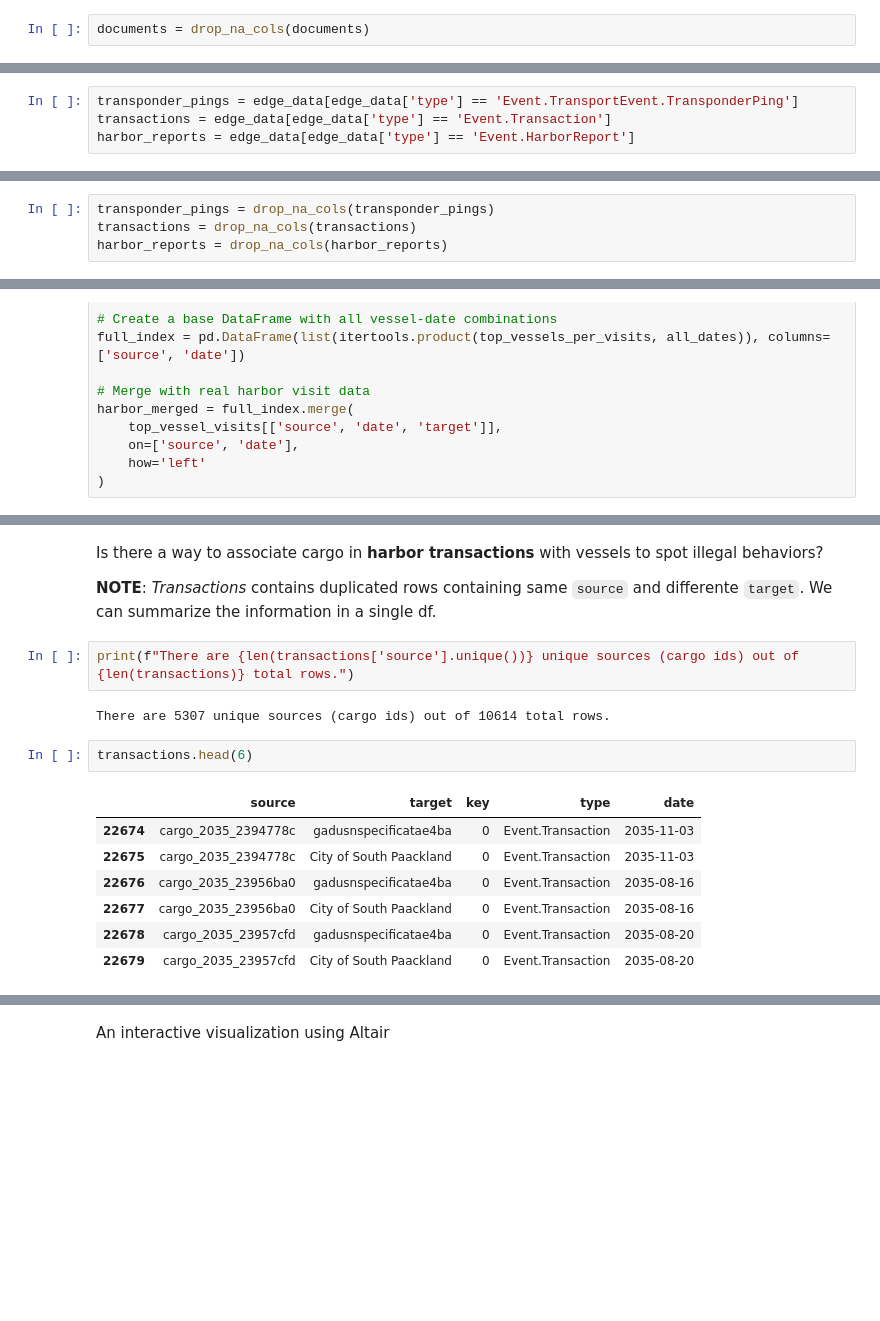
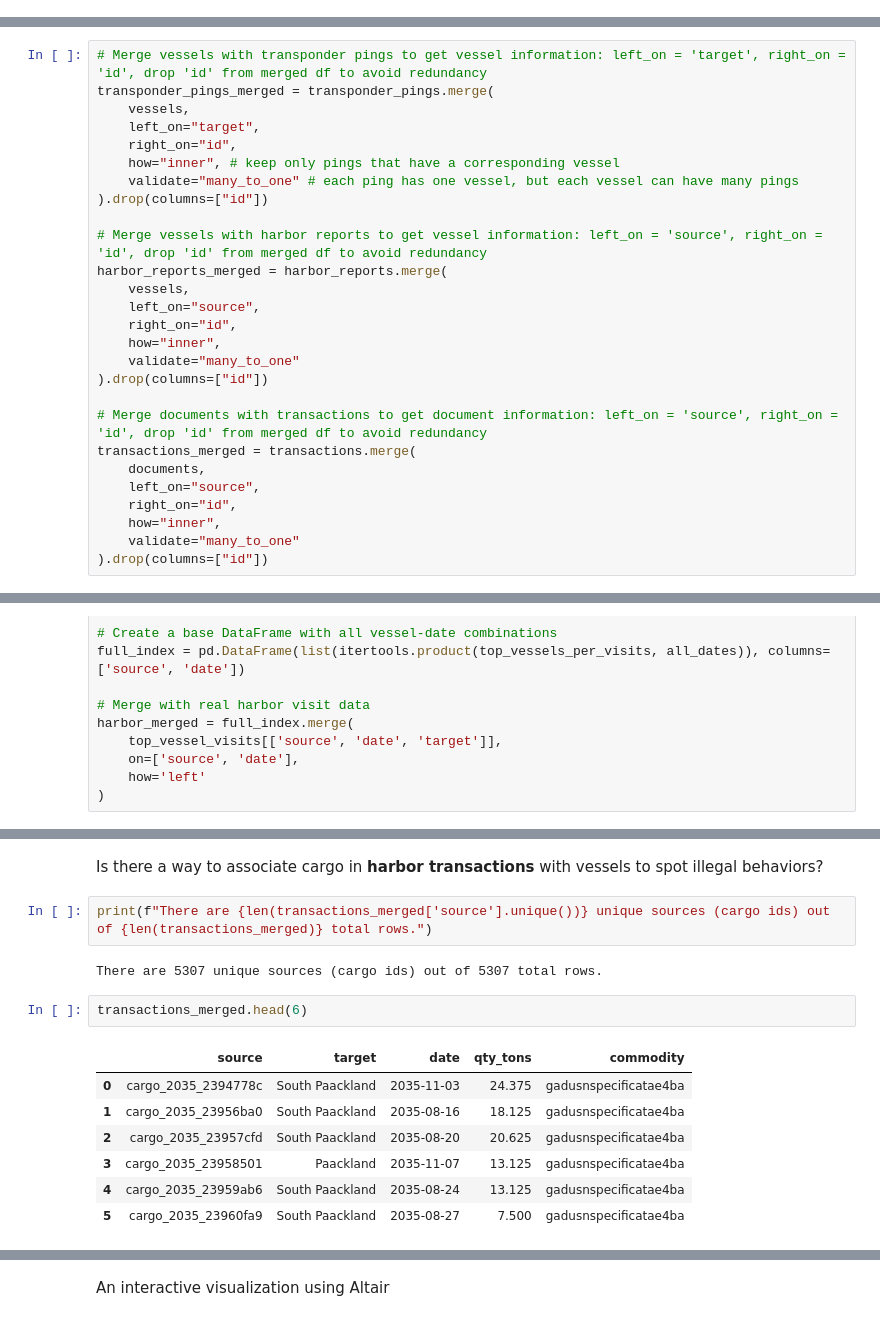
Before and after one commit to matildeec/VisualAnalytics2025, a Jupyter notebook: DataUnderstanding/data-inspection.ipynb, the cells around one changed output, grey strips where cells are left out. Saved outputs shown, nothing was run; the diff lists cells and outputs as text; blank space fills up the shorter version.

```diff
--- a/DataUnderstanding/data-inspection.ipynb
+++ b/DataUnderstanding/data-inspection.ipynb
@@ -406,2 +0,0 @@ Missing values in 'date': 0 out of 5307 total points
-# %%
-documents = drop_na_cols(documents)
@@ -485,4 +0,0 @@ edge_data.groupby('type').head(1)
-# %%
-transponder_pings = edge_data[edge_data['type'] == 'Event.TransportEvent.TransponderPing']
-transactions = edge_data[edge_data['type'] == 'Event.Transaction']
-harbor_reports = edge_data[edge_data['type'] == 'Event.HarborReport']
@@ -524,4 +0,0 @@ We drop useless metadata from each edge type:
-# %%
-transponder_pings = drop_na_cols(transponder_pings)
-transactions = drop_na_cols(transactions)
-harbor_reports = drop_na_cols(harbor_reports)
@@ -624,3 +51,30 @@ harbor_reports_merged = harbor_reports_merged.rename(columns={'type_y': 'vessel_
+# %%
+# Merge vessels with transponder pings to get vessel information: left_on = 'target', right_on = 'id', drop 'id' from merged df to avoid redundancy
+transponder_pings_merged = transponder_pings.merge(
+    vessels,
+    left_on="target",
+    right_on="id",
+    how="inner", # keep only pings that have a corresponding vessel
+    validate="many_to_one" # each ping has one vessel, but each vessel can have many pings
+).drop(columns=["id"])
+
+# Merge vessels with harbor reports to get vessel information: left_on = 'source', right_on = 'id', drop 'id' from merged df to avoid redundancy
+harbor_reports_merged = harbor_reports.merge(
+    vessels,
+    left_on="source",
+    right_on="id",
+    how="inner",
+    validate="many_to_one"
+).drop(columns=["id"])
+
+# Merge documents with transactions to get document information: left_on = 'source', right_on = 'id', drop 'id' from merged df to avoid redundancy
+transactions_merged = transactions.merge(
+    documents,
+    left_on="source",
+    right_on="id",
+    how="inner",
+    validate="many_to_one"
+).drop(columns=["id"])
 # %% [markdown]
 Let's analyze **dwell time** by vessel type and source location:
 # %%
@@ -920,18 +551,16 @@ plt.show()
 # %% [markdown]
 Is there a way to associate cargo in **harbor transactions** with vessels to spot illegal behaviors?
-
-**NOTE**: *Transactions* contains duplicated rows containing same `source` and differente `target`. We can summarize the information in a single df.
 # %%
-print(f"There are {len(transactions['source'].unique())} unique sources (cargo ids) out of {len(transactions)} total rows.")
+print(f"There are {len(transactions_merged['source'].unique())} unique sources (cargo ids) out of {len(transactions_merged)} total rows.")
 # %% [output]
-There are 5307 unique sources (cargo ids) out of 10614 total rows.
+There are 5307 unique sources (cargo ids) out of 5307 total rows.
 # %%
-transactions.head(6)
+transactions_merged.head(6)
 # %% [output]
-|  | source | target | key | type | date |
-| 22674 | cargo_2035_2394778c | gadusnspecificatae4ba | 0 | Event.Transaction | 2035-11-03 |
-| 22675 | cargo_2035_2394778c | City of South Paackland | 0 | Event.Transaction | 2035-11-03 |
-| 22676 | cargo_2035_23956ba0 | gadusnspecificatae4ba | 0 | Event.Transaction | 2035-08-16 |
-| 22677 | cargo_2035_23956ba0 | City of South Paackland | 0 | Event.Transaction | 2035-08-16 |
-| 22678 | cargo_2035_23957cfd | gadusnspecificatae4ba | 0 | Event.Transaction | 2035-08-20 |
-| 22679 | cargo_2035_23957cfd | City of South Paackland | 0 | Event.Transaction | 2035-08-20 |
+|  | source | target | date | qty_tons | commodity |
+| 0 | cargo_2035_2394778c | South Paackland | 2035-11-03 | 24.375 | gadusnspecificatae4ba |
+| 1 | cargo_2035_23956ba0 | South Paackland | 2035-08-16 | 18.125 | gadusnspecificatae4ba |
+| 2 | cargo_2035_23957cfd | South Paackland | 2035-08-20 | 20.625 | gadusnspecificatae4ba |
+| 3 | cargo_2035_23958501 | Paackland | 2035-11-07 | 13.125 | gadusnspecificatae4ba |
+| 4 | cargo_2035_23959ab6 | South Paackland | 2035-08-24 | 13.125 | gadusnspecificatae4ba |
+| 5 | cargo_2035_23960fa9 | South Paackland | 2035-08-27 | 7.500 | gadusnspecificatae4ba |
```
Also changed, not shown: parts of 103 cells of this notebook, 1 other file.
